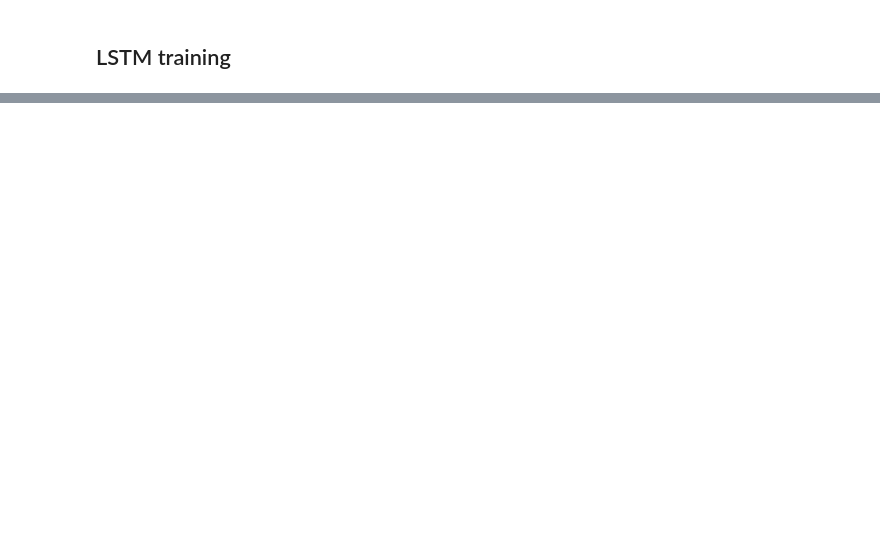
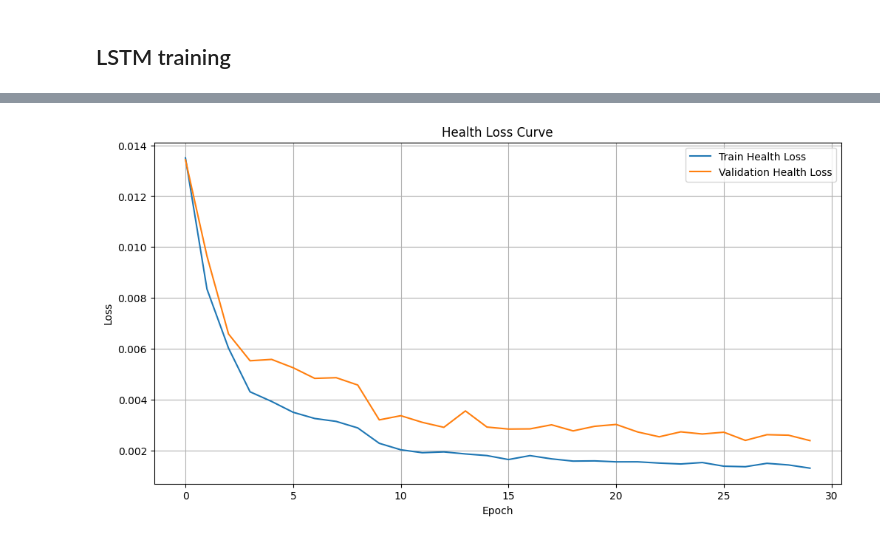
Before and after one commit to parinaB/DroneAcharaya, a Jupyter notebook: ml/training/lstm_rul/lstm_training.ipynb, the cells around one changed output, grey strips where cells are left out. Drawn from its saved outputs; the diff is of its cells as text; code cells hidden in the pictures; blank space fills up the shorter version.

```diff
--- a/ml/training/lstm_rul/lstm_training.ipynb
+++ b/ml/training/lstm_rul/lstm_training.ipynb
@@ -573,0 +779,13 @@ print(f"\nBest val loss: {best_val_loss:.4f} (checkpoint saved to {LSTM_CHECKPOI
+# %%
+# Plot Health Loss
+plt.figure(figsize=(12, 6))
+plt.plot(train_health_losses, label='Train Health Loss')
+plt.plot(val_health_losses, label='Validation Health Loss')
+plt.title('Health Loss Curve')
+plt.xlabel('Epoch')
+plt.ylabel('Loss')
+plt.legend()
+plt.grid(True)
+plt.show()
+# %% [output]
+[figure, added]
```
Also changed, not shown: parts of 24 cells of this notebook.
